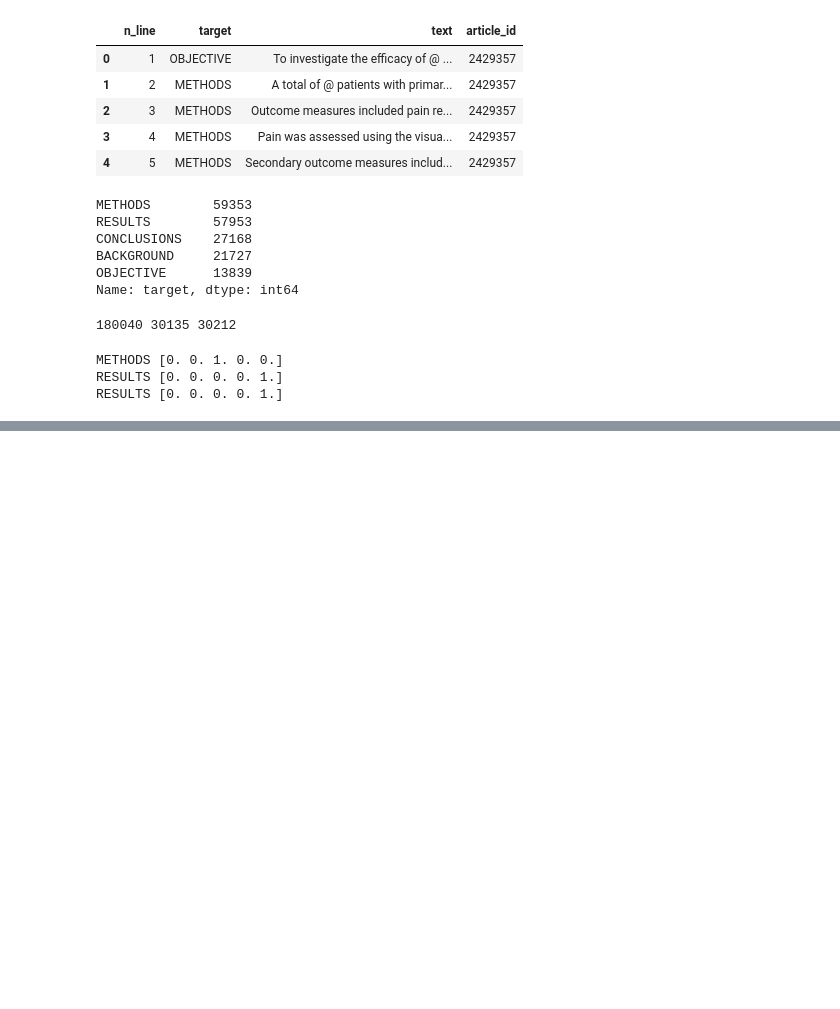
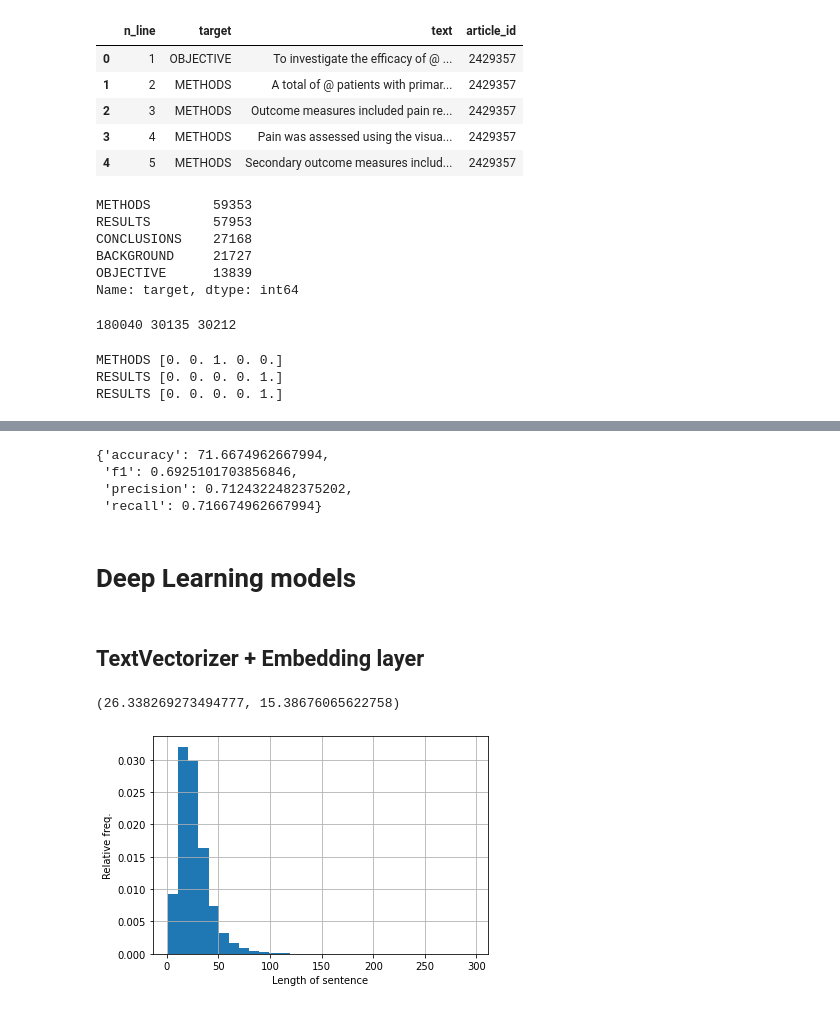
Before and after one commit to nicolasvazquez95/Aprendiendo_DeepLearning, a Jupyter notebook: projects/02_SkimLit_NLP.ipynb, the cells around one changed output, grey strips where cells are left out. Cells and saved outputs as stored; diff of their text form; code cells hidden in the pictures; blank space fills up the shorter version.

```diff
--- a/projects/02_SkimLit_NLP.ipynb
+++ b/projects/02_SkimLit_NLP.ipynb
@@ -143,0 +184,12 @@ RESULTS [0. 0. 0. 0. 1.]
+# %%
+from helper_functions import calculate_results
+calculate_results(y_true=y_test.argmax(axis=1),y_pred=baseline_predictions)
+# %% [output]
+{'accuracy': 71.6674962667994,
+ 'f1': 0.6925101703856846,
+ 'precision': 0.7124322482375202,
+ 'recall': 0.716674962667994}
+# %% [markdown]
+# Deep Learning models
+# %% [markdown]
+## TextVectorizer + Embedding layer
@@ -143,0 +201,14 @@ RESULTS [0. 0. 0. 0. 1.]
+# %%
+# Length of sentences we're working with
+sent_lens = [len(sentence.split()) for sentence in X_train]
+np.mean(sent_lens),np.std(sent_lens)
+# %% [output]
+(26.338269273494777, 15.38676065622758)
+# %%
+from matplotlib import pyplot as plt
+plt.hist(sent_lens,bins=30,density=True,cumulative=False)
+plt.grid()
+plt.xlabel('Length of sentence');plt.ylabel('Relative freq.')
+plt.show()
+# %% [output]
+[figure, added]
```
Also changed, not shown: parts of 21 cells of this notebook.
